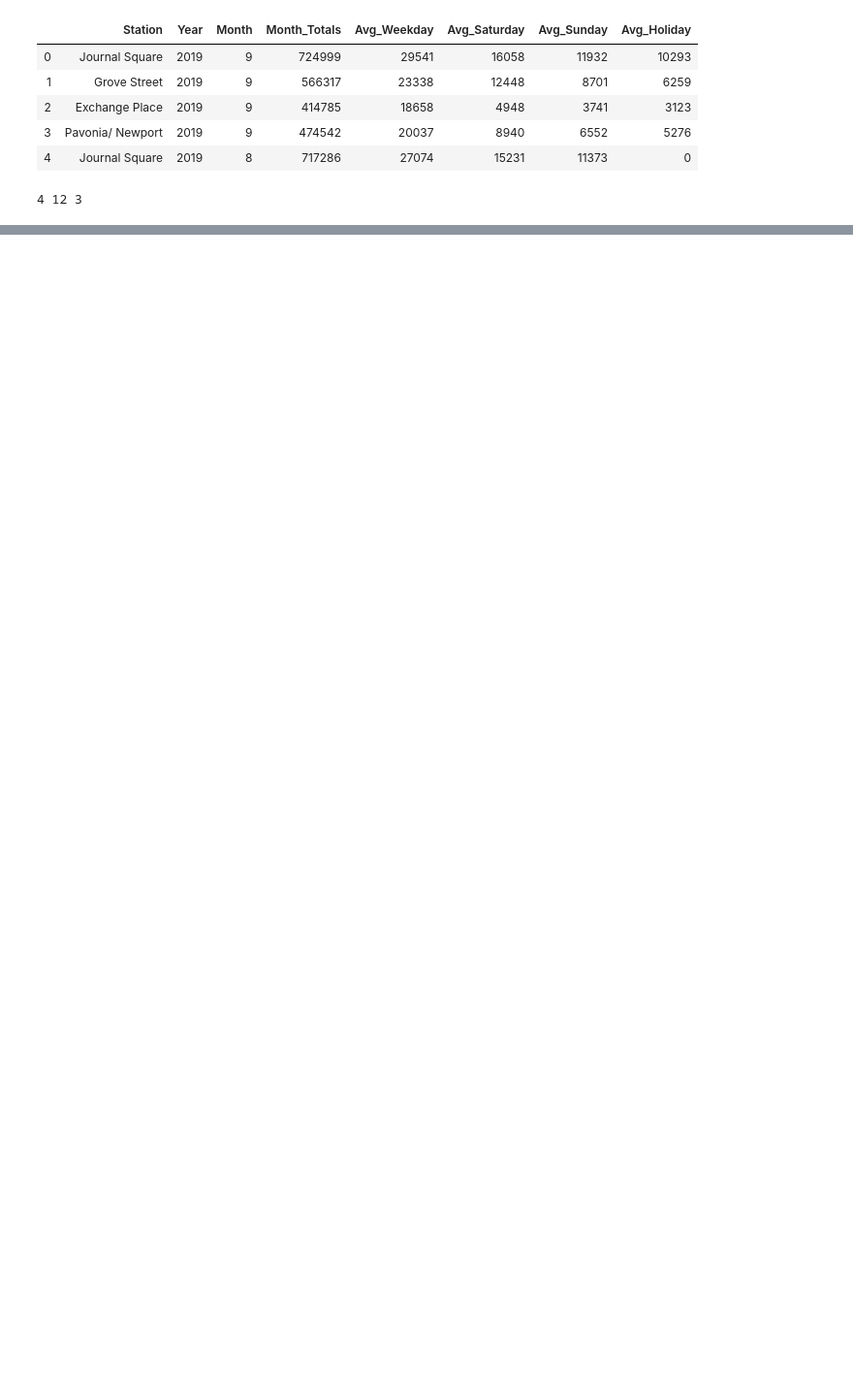
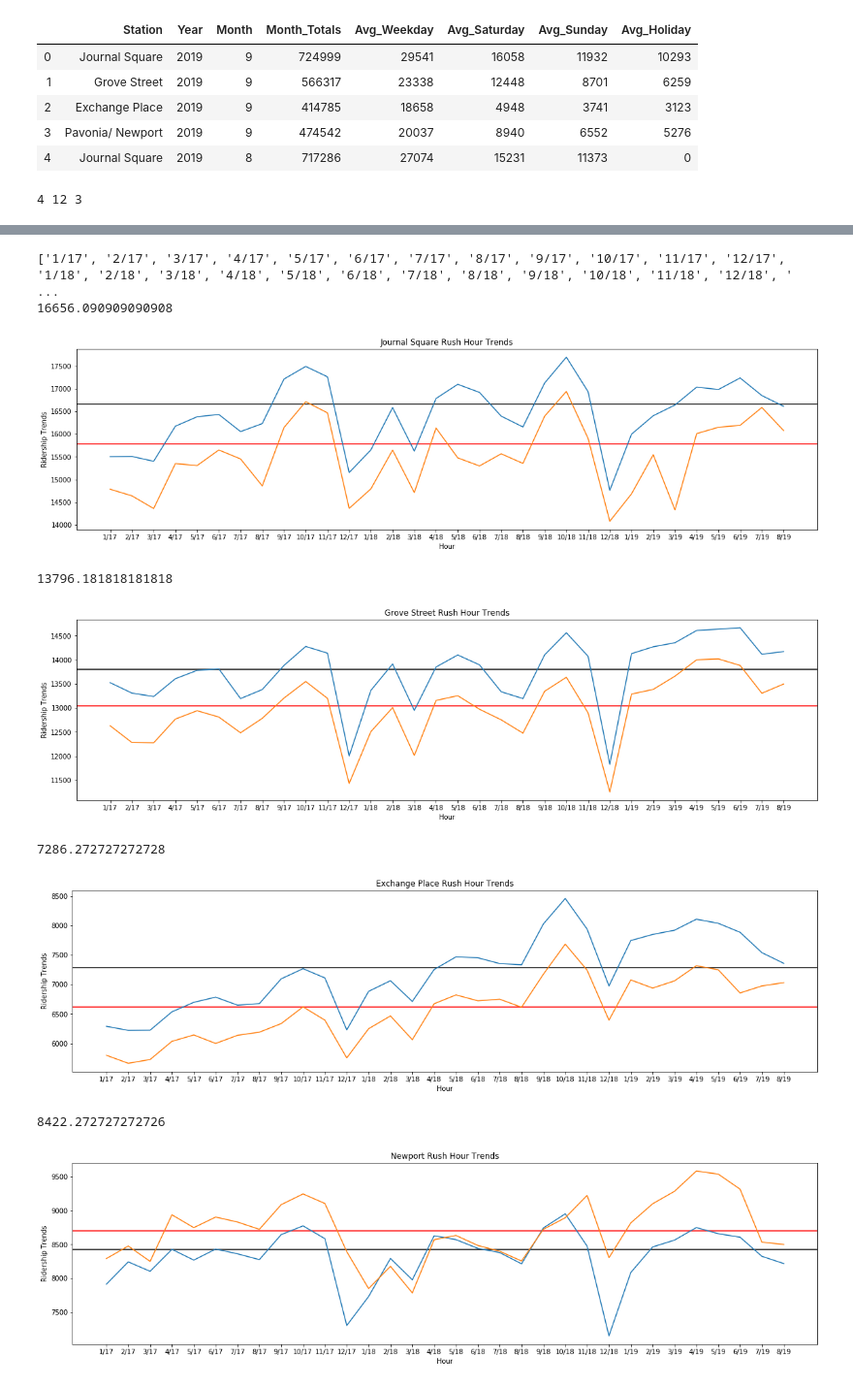
Before and after one commit to lobodemonte/civic-analytics-mobility-project, a Jupyter notebook: scripts/path_ridership_analysis.ipynb, the cells around one changed output, grey strips where cells are left out. Shown: that part at 97% size. Cells and saved outputs as stored; diff of their text form; code cells hidden in the pictures; blank space fills up the shorter version.

```diff
--- a/scripts/path_ridership_analysis.ipynb
+++ b/scripts/path_ridership_analysis.ipynb
@@ -110,0 +219,13 @@ for station in stations:
+# %%
+avg_total_commuters = path_hourly_ridership[(path_hourly_ridership['Hour'].isin(morning_rush_hours))
+                                         ].groupby(['station','year','month']).sum()
+avg_total_commuters.rename(columns={"Avg Weekday Entry": "AvgTotalMorningRiders"}, inplace=True)
+
+avg_total_commuters["AvgTotalEveningRiders"] = path_hourly_ridership[(path_hourly_ridership['Hour'].isin(evening_rush_hours))
+                                                                    ].groupby(['station','year','month']).sum()["Avg Weekday Exit"]
+avg_total_commuters.drop(columns=['Avg Saturday Entry', 'Avg Sunday Entry',
+                                  'Avg Saturday Exit', 'Avg Sunday Exit', 'Avg Holiday Entries',
+                                  'Avg Holiday Exits', 'Avg Weekday Exit'], inplace=True)
+
+avg_total_commuters[avg_total_commuters.index.get_level_values('station') == 'Exchange Place']
+avg_total_commuters.head()
@@ -110,0 +240,36 @@ for station in stations:
+# %%
+
+
+dates = []
+for year in years:
+    for month in months:
+        dates.append("{}/{}".format(month,str(year)[2:]))
+
+print(dates[:-4])
+daterange = dates[:-4]
+for station in stations:
+    plt.figure(figsize=(20,5))
+    plt.title("{} Rush Hour Trends".format(station))
+    plt.xlabel('Hour')
+    plt.ylabel("Ridership Trends")
+
+    print(rush_hour_summaries[rush_hour_summaries['station'] == station]['avg_morn_rush'].values[0])
+
+    plt.axhline(y=rush_hour_summaries[rush_hour_summaries['station']==station]['avg_morn_rush'].values[0], color='k')
+    plt.axhline(y=rush_hour_summaries[rush_hour_summaries['station']==station]['avg_eve_rush'].values[0], color='r')
+
+    plt.plot(daterange, avg_total_commuters[(avg_total_commuters.index.get_level_values('station') == station)]
+             ['AvgTotalMorningRiders'], label='{} Morning Entry'.format(station))
+    plt.plot(daterange, avg_total_commuters[(avg_total_commuters.index.get_level_values('station') == station)]
+             ['AvgTotalEveningRiders'], label='{} Morning Exit'.format(station))
+    plt.show()
+# %% [output]
+['1/17', '2/17', '3/17', '4/17', '5/17', '6/17', '7/17', '8/17', '9/17', '10/17', '11/17', '12/17', '1/18', '2/18', '3/18', '4/18', '5/18', '6/18', '7/18', '8/18', '9/18', '10/18', '11/18', '12/18', ' ...
+16656.090909090908
+[figure, added]
+13796.181818181818
+[figure, added]
+7286.272727272728
+[figure, added]
+8422.272727272726
+[figure, added]
```
Also changed, not shown: parts of 11 cells of this notebook, 7 other files.
